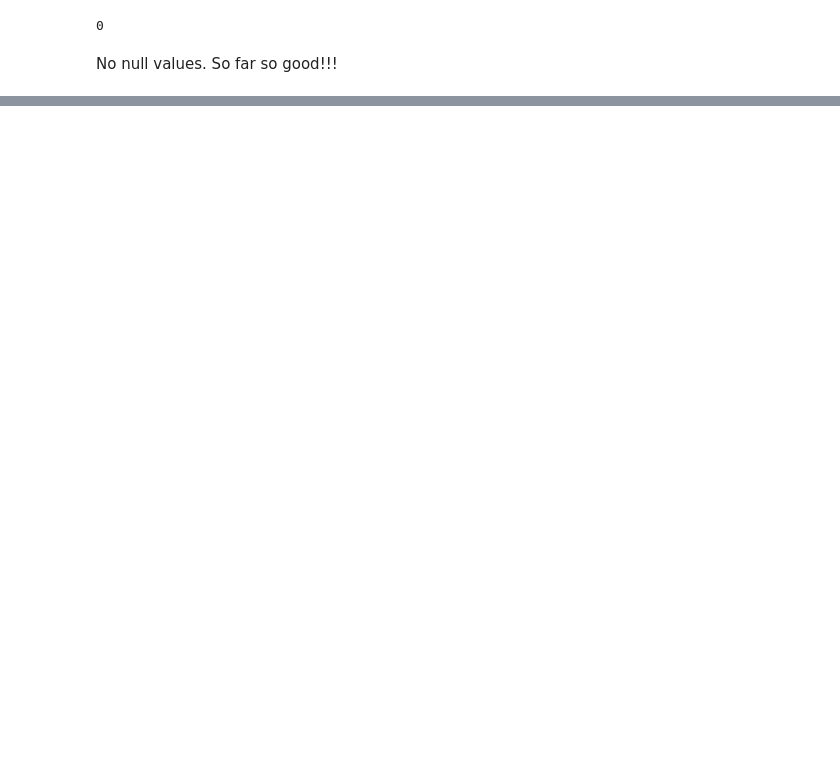
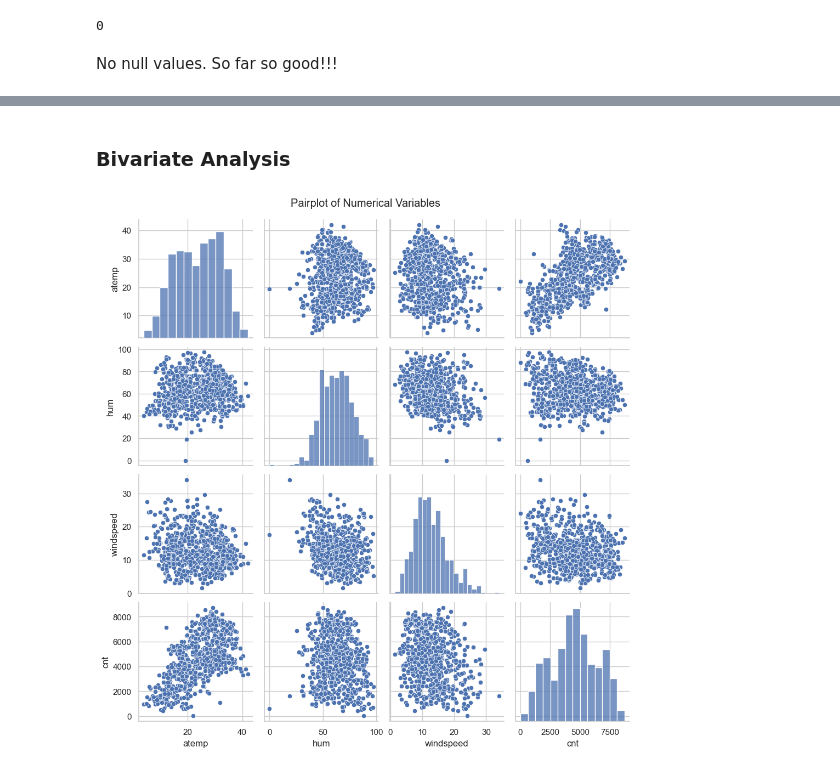
Before and after one commit to shahprashant030/BikeSharingAssignment, a Jupyter notebook: Prashant_Shah.ipynb, the cells around one changed output, grey strips where cells are left out. Saved outputs shown, nothing was run; the diff lists cells and outputs as text; code cells hidden in the pictures; blank space fills up the shorter version.

```diff
--- a/Prashant_Shah.ipynb
+++ b/Prashant_Shah.ipynb
@@ -77,0 +216,8 @@ sns.boxplot(x='temp', y='cnt', data=df)
+# %% [markdown]
+### Bivariate Analysis
+# %%
+sns.pairplot(boombikes[numerical_vars])
+plt.suptitle('Pairplot of Numerical Variables', y=1.02)
+plt.show()
+# %% [output]
+[figure, added]
```
Also changed, not shown: parts of 102 cells of this notebook, 1 other file.
